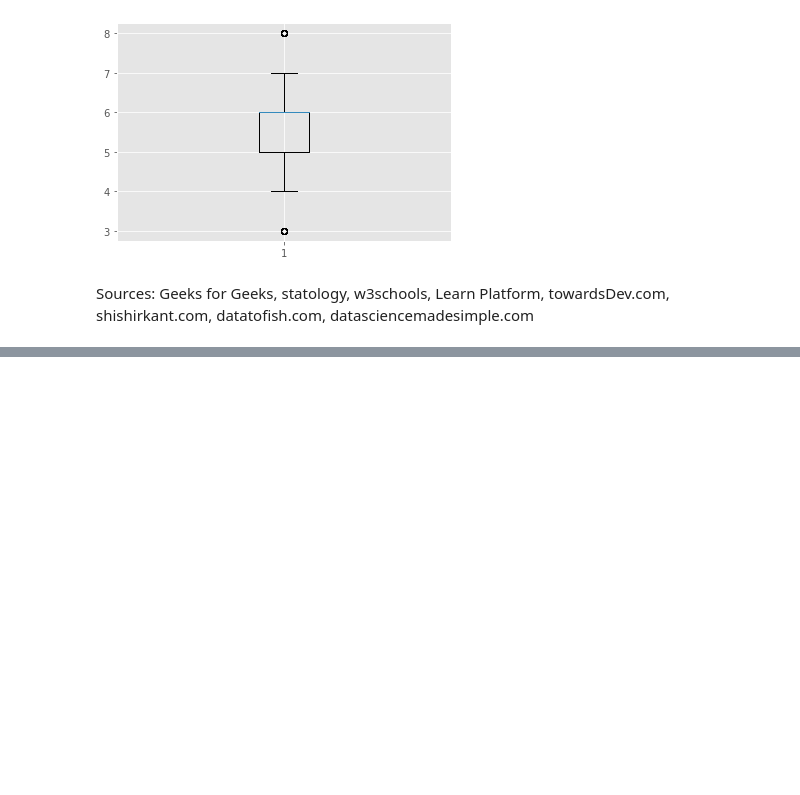
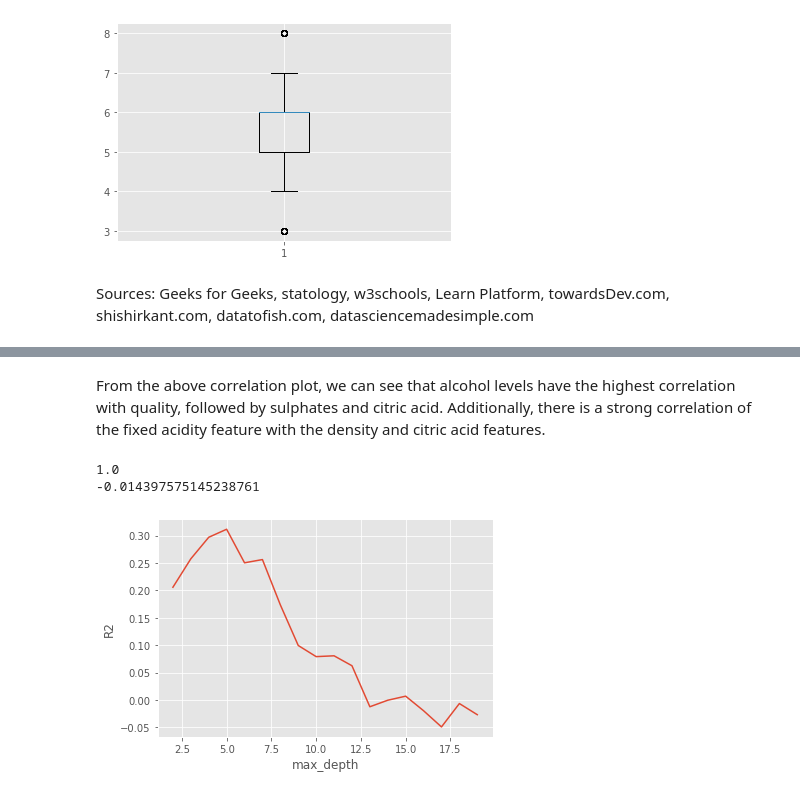
Before and after one commit to mpartain1/Project2CodingDojo, a Jupyter notebook: Project2Pt2.ipynb, the cells around one changed output, grey strips where cells are left out. Drawn from its saved outputs; the diff is of its cells as text; code cells hidden in the pictures; blank space fills up the shorter version.

```diff
--- a/Project2Pt2.ipynb
+++ b/Project2Pt2.ipynb
@@ -477,3 +510,7 @@ Upper Outliers:
 [figure]
 # %% [markdown]
 Sources: Geeks for Geeks, statology, w3schools, Learn Platform, towardsDev.com, shishirkant.com, datatofish.com, datasciencemadesimple.com
+# %%
+y = df['quality']
+X = df.drop(columns = 'quality')
+X_train, X_test, y_train, y_test = train_test_split(X, y, random_state=42)
@@ -479,0 +523,30 @@ Sources: Geeks for Geeks, statology, w3schools, Learn Platform, towardsDev.com,
+# %% [markdown]
+From the above correlation plot, we can see that alcohol levels have the highest correlation with quality, followed by sulphates and citric acid.  Additionally, there is a strong correlation of the fixed acidity feature with the density and citric acid features.
+# %%
+dec_tree = DecisionTreeRegressor(random_state = 42)
+dec_tree.fit(X_train, y_train)
+train_preds = dec_tree.predict(X_train)
+test_preds = dec_tree.predict(X_test)
+train_score = dec_tree.score(X_train, y_train)
+test_score = dec_tree.score(X_test, y_test)
+print(train_score)
+print(test_score)
+# List of values to try for max_depth:
+depths = list(range(2, 20)) # will try every value between 2 and 20
+# Data frame to store the score for each value of max_depth:
+scores = pd.DataFrame(index=depths, columns=['Test Score','Train Score'])
+for depth in depths:
+    dec_tree = DecisionTreeRegressor(max_depth=depth, random_state=42)
+    dec_tree.fit(X_train, y_train)
+    train_score = dec_tree.score(X_test, y_test)
+    test_score = dec_tree.score(X_test, y_test)
+    scores.loc[depth, 'Train Score'] = train_score
+    scores.loc[depth, 'Test Score'] = test_score
+
+plt.plot(depths, scores['Test Score'])
+plt.xlabel('max_depth')
+plt.ylabel('R2');
+# %% [output]
+1.0
+-0.014397575145238761
+[figure, added]
```
Also changed, not shown: parts of 8 cells of this notebook.
